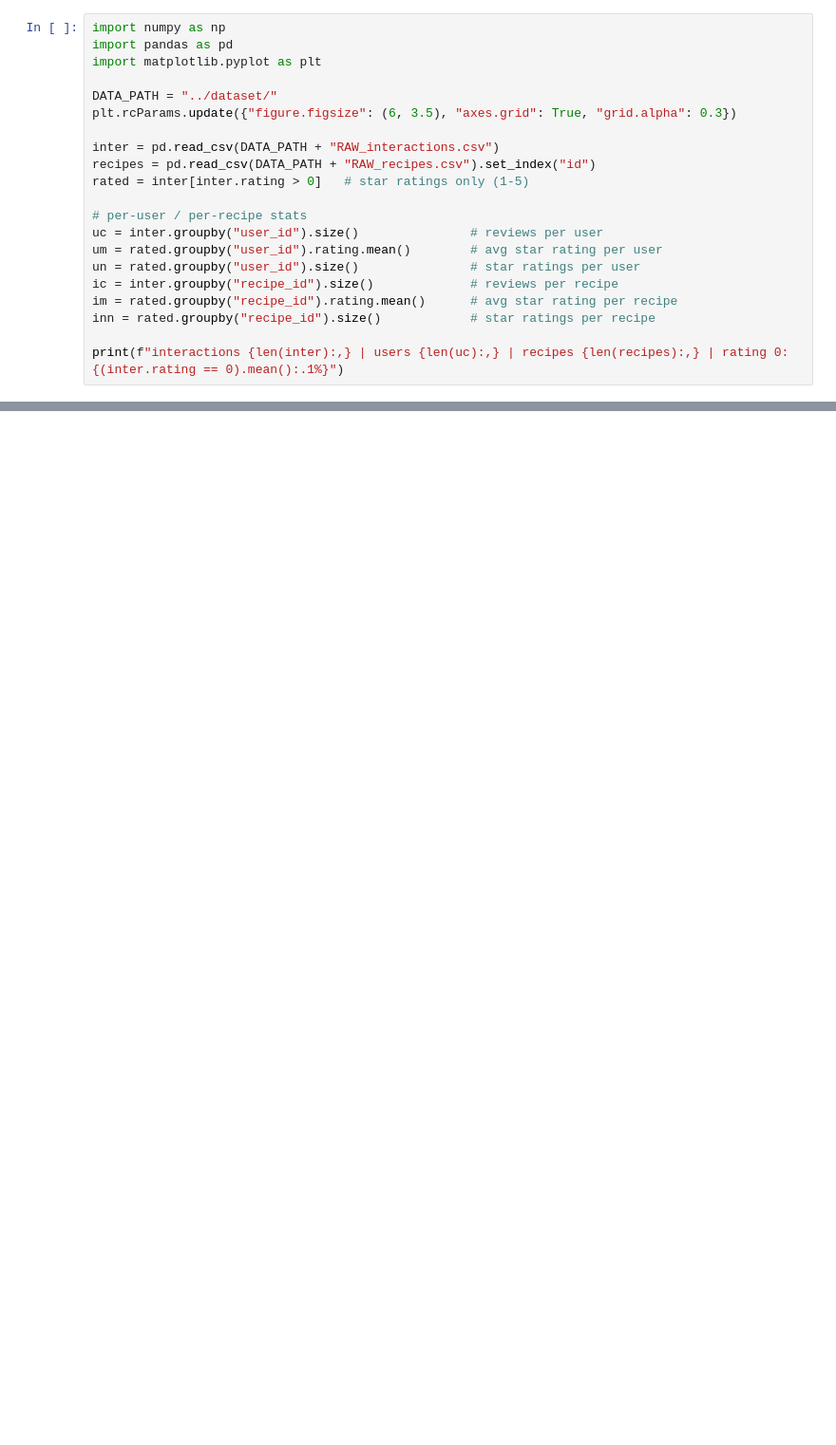
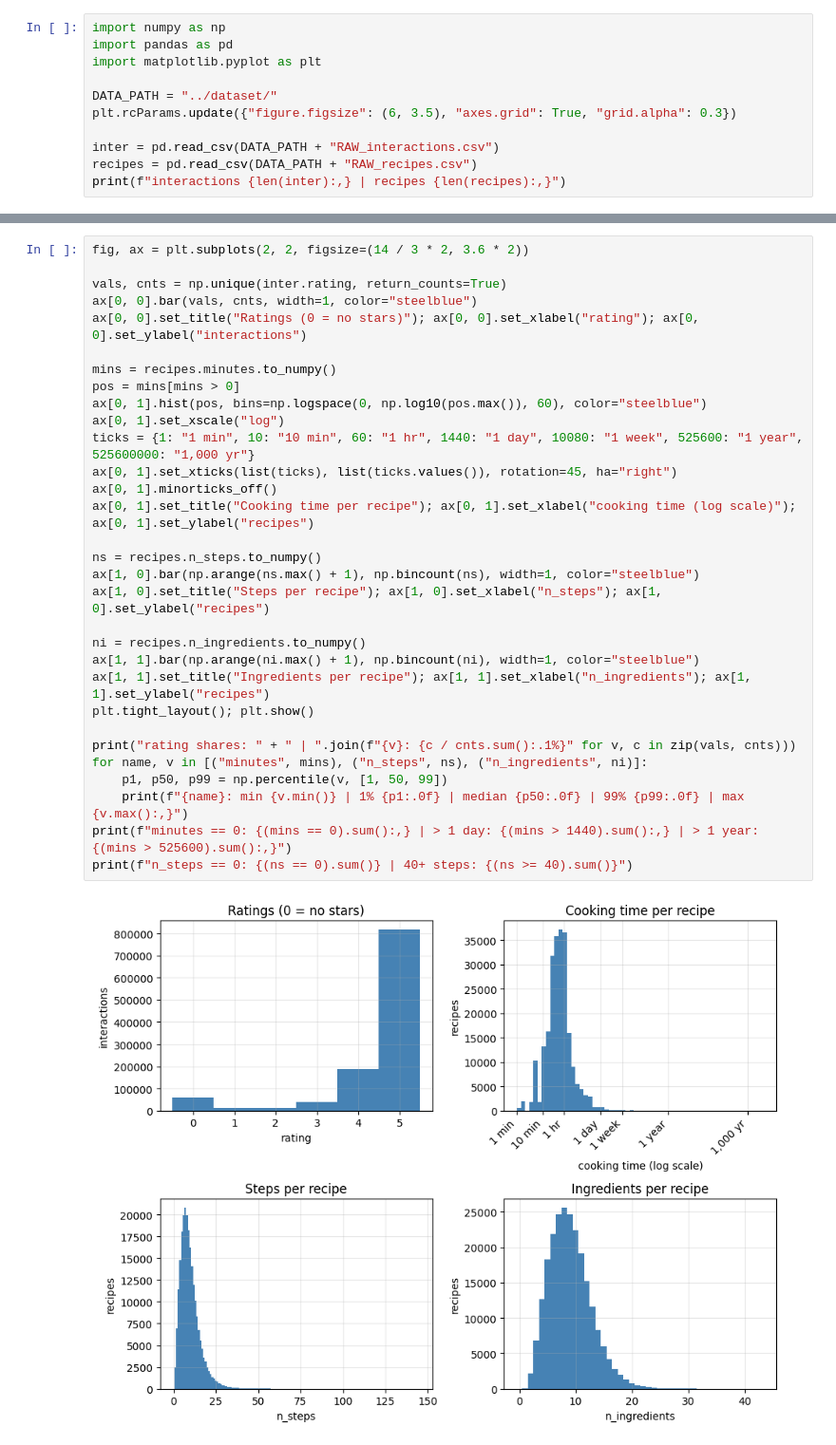
Before and after one commit to jut008/cse258-recipe-prediction-model, a Jupyter notebook: scratch/judy.ipynb, the cells around one changed output, grey strips where cells are left out. Shown at 95% size. Cells and saved outputs as stored; diff of their text form; blank space fills up the shorter version.

Commit message:
Finalized graphs

```diff
--- a/scratch/judy.ipynb
+++ b/scratch/judy.ipynb
@@ -13,16 +13,6 @@ DATA_PATH = "../dataset/"
 plt.rcParams.update({"figure.figsize": (6, 3.5), "axes.grid": True, "grid.alpha": 0.3})
 
 inter = pd.read_csv(DATA_PATH + "RAW_interactions.csv")
-recipes = pd.read_csv(DATA_PATH + "RAW_recipes.csv").set_index("id")
-rated = inter[inter.rating > 0]   # star ratings only (1-5)
-
-# per-user / per-recipe stats
-uc = inter.groupby("user_id").size()               # reviews per user
-um = rated.groupby("user_id").rating.mean()        # avg star rating per user
-un = rated.groupby("user_id").size()               # star ratings per user
-ic = inter.groupby("recipe_id").size()             # reviews per recipe
-im = rated.groupby("recipe_id").rating.mean()      # avg star rating per recipe
-inn = rated.groupby("recipe_id").size()            # star ratings per recipe
-
-print(f"interactions {len(inter):,} | users {len(uc):,} | recipes {len(recipes):,} | rating 0: {(inter.rating == 0).mean():.1%}")
+recipes = pd.read_csv(DATA_PATH + "RAW_recipes.csv")
+print(f"interactions {len(inter):,} | recipes {len(recipes):,}")
 # %% [output]
@@ -234,0 +26,33 @@ pd.DataFrame(share * 100, index=pd.Index(labels, name="reviews per recipe"),
+# %%
+fig, ax = plt.subplots(2, 2, figsize=(14 / 3 * 2, 3.6 * 2))
+
+vals, cnts = np.unique(inter.rating, return_counts=True)
+ax[0, 0].bar(vals, cnts, width=1, color="steelblue")
+ax[0, 0].set_title("Ratings (0 = no stars)"); ax[0, 0].set_xlabel("rating"); ax[0, 0].set_ylabel("interactions")
+
+mins = recipes.minutes.to_numpy()
+pos = mins[mins > 0]
+ax[0, 1].hist(pos, bins=np.logspace(0, np.log10(pos.max()), 60), color="steelblue")
+ax[0, 1].set_xscale("log")
+ticks = {1: "1 min", 10: "10 min", 60: "1 hr", 1440: "1 day", 10080: "1 week", 525600: "1 year", 525600000: "1,000 yr"}
+ax[0, 1].set_xticks(list(ticks), list(ticks.values()), rotation=45, ha="right")
+ax[0, 1].minorticks_off()
+ax[0, 1].set_title("Cooking time per recipe"); ax[0, 1].set_xlabel("cooking time (log scale)"); ax[0, 1].set_ylabel("recipes")
+
+ns = recipes.n_steps.to_numpy()
+ax[1, 0].bar(np.arange(ns.max() + 1), np.bincount(ns), width=1, color="steelblue")
+ax[1, 0].set_title("Steps per recipe"); ax[1, 0].set_xlabel("n_steps"); ax[1, 0].set_ylabel("recipes")
+
+ni = recipes.n_ingredients.to_numpy()
+ax[1, 1].bar(np.arange(ni.max() + 1), np.bincount(ni), width=1, color="steelblue")
+ax[1, 1].set_title("Ingredients per recipe"); ax[1, 1].set_xlabel("n_ingredients"); ax[1, 1].set_ylabel("recipes")
+plt.tight_layout(); plt.show()
+
+print("rating shares: " + " | ".join(f"{v}: {c / cnts.sum():.1%}" for v, c in zip(vals, cnts)))
+for name, v in [("minutes", mins), ("n_steps", ns), ("n_ingredients", ni)]:
+    p1, p50, p99 = np.percentile(v, [1, 50, 99])
+    print(f"{name}: min {v.min()} | 1% {p1:.0f} | median {p50:.0f} | 99% {p99:.0f} | max {v.max():,}")
+print(f"minutes == 0: {(mins == 0).sum():,} | > 1 day: {(mins > 1440).sum():,} | > 1 year: {(mins > 525600).sum():,}")
+print(f"n_steps == 0: {(ns == 0).sum()} | 40+ steps: {(ns >= 40).sum()}")
+# %% [output]
+[figure, added]
```
Also changed, not shown: parts of 14 cells of this notebook.
